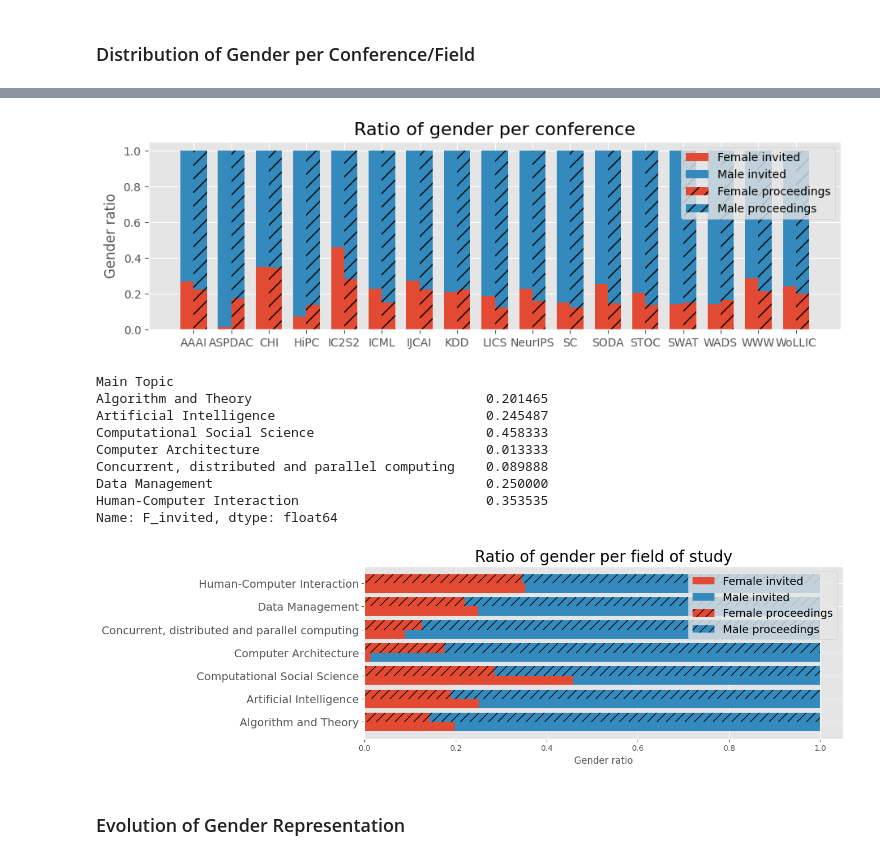
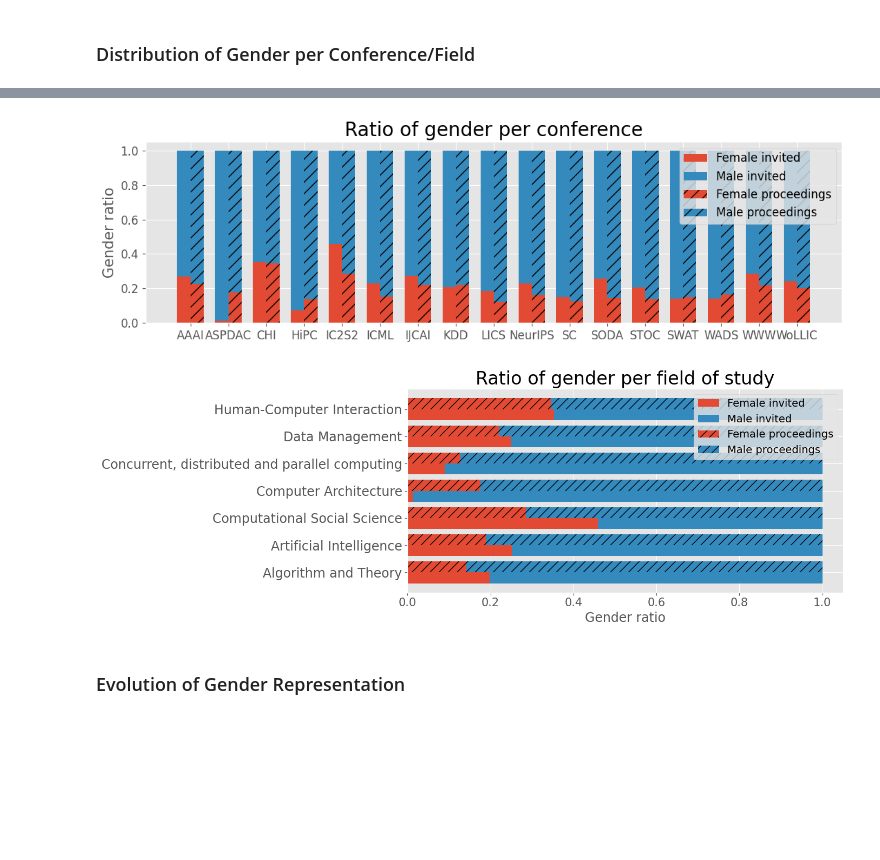
Before and after one commit to mariespedersen/Thesis_github, a Jupyter notebook: Descriptive_Analysis.ipynb, the cells around one changed output, grey strips where cells are left out. Saved outputs shown, nothing was run; the diff lists cells and outputs as text; code cells hidden in the pictures; blank space fills up the shorter version.

```diff
--- a/Descriptive_Analysis.ipynb
+++ b/Descriptive_Analysis.ipynb
@@ -89,0 +56,28 @@ plt.show()
+# %%
+grouped = df_invited.groupby(['Main Topic', 'Conference (short)']).count()['Full name'].reset_index(name = "count" ).sort_values(by=['Main Topic','count'], ascending=[True,False])
+
+unique_topics = sorted(df['Main Topic'].unique())
+# Create a list of colors corresponding to each unique value in the 'Main Topic' column
+# colors = plt.cm.get_cmap('tab20')(np.linspace(0, 1, len(unique_topics)))
+colors = ['C0', 'C1', 'C2','C3','C4','C5','C6']
+
+plt.style.use('ggplot')
+plt.figure(figsize=(10, 13))
+for i, topic in enumerate(unique_topics):
+
+    subset = grouped[grouped['Main Topic'] == topic]
+    plt.bar(subset['Conference (short)'], subset['count'], color=colors[i], label=topic)
+
+plt.xticks(rotation=90, fontsize=11)
+plt.ylabel('Number of invited speakers', fontsize=11)
+plt.title('Number of invited speakers per conference', fontsize=17)
+
+
+# Move the legend outside the plot box
+# plt.legend(loc='lower center',bbox_to_anchor=(0.5, -1))
+legend = plt.legend(loc='lower center',bbox_to_anchor=(0.5, -1))
+legend.set_title('Field og study')
+
+plt.tight_layout()
+plt.savefig(image_path+'Bar_Conf_Count_Inv.pdf',bbox_inches='tight')
+plt.show()
@@ -117,7 +103,7 @@ male_proceedings_values = df_combined['M_proceedings']
 x = np.arange(len(labels))  # the label locations
 width = 0.35  # the width of the bars
 
-fig, ax = plt.subplots(figsize=(11,3))
+fig, ax = plt.subplots(figsize=(11,3.5))
 rects1 = ax.bar(x - width/2, female_invited_values, width, label='Female invited')
 rects2 = ax.bar(x - width/2, male_invited_values, width, label='Male invited', bottom=female_invited_values)
 rects3 = ax.bar(x + width/2, female_proceedings_values, width, label='Female proceedings',hatch="//",color=rects1[0].get_facecolor())
@@ -125,28 +111,19 @@ rects4 = ax.bar(x + width/2, male_proceedings_values, width, label='Male proceed
 
 # Add some text for labels, title and custom x-axis tick labels, etc.
 ax.set_xlabel('')
-ax.set_ylabel('Gender ratio')
-ax.set_title('Ratio of gender per conference', fontsize=16)
+ax.set_ylabel('Gender ratio', fontsize=15)
+ax.set_title('Ratio of gender per conference', fontsize=20)
 ax.set_xticks(x)
-ax.set_xticklabels(labels)
-ax.legend()
-# ax.legend(bbox_to_anchor=(1.01, 1), loc='upper left', borderaxespad=0.)
+# ax.set_yticks(fontsize=13)
+ax.set_xticklabels(labels,fontsize=12)
+ax.yaxis.set_tick_params(labelsize=12)
+ax.legend(fontsize=12)
+plt.tight_layout()
+plt.savefig(image_path+'Bar_Conf_Ratio_stacked.pdf',bbox_inches='tight')
 
 plt.show()
 # %% [output]
-[figure, old version]
+[figure, new version]
-# %%
-female_invited_values
-# %% [output]
-Main Topic
-Algorithm and Theory                              0.201465
-Artificial Intelligence                           0.245487
-Computational Social Science                      0.458333
-Computer Architecture                             0.013333
-Concurrent, distributed and parallel computing    0.089888
-Data Management                                   0.250000
-Human-Computer Interaction                        0.353535
-Name: F_invited, dtype: float64
 # %%
 # Combine the two dataframes by conference name
 df_combined = pd.merge(
@@ -155,40 +132,42 @@ df_combined = pd.merge(
     on='Main Topic',
     suffixes=['_invited', '_proceedings']
 )
 
 # Create a grouped bar chart with two bars for each conference
 labels = df_combined.index
 female_invited_values = df_combined['F_invited']
 male_invited_values = df_combined['M_invited']
 female_proceedings_values = df_combined['F_proceedings']
 male_proceedings_values = df_combined['M_proceedings']
 
-fig, ax = plt.subplots(figsize=(11, 4))
+fig, ax = plt.subplots(figsize=(14, 5))
 width = 0.4
 y = np.arange(len(labels))
 
 rects1 = ax.barh(y, female_invited_values, height=width, label='Female invited')
 rects2 = ax.barh(y, male_invited_values, height=width, left=female_invited_values, label='Male invited')
 rects3 = ax.barh(y + width, female_proceedings_values, height=width, label='Female proceedings', color=rects1[0].get_facecolor(),hatch = "//")
 rects4 = ax.barh(y + width, male_proceedings_values, height=width, left=female_proceedings_values, label='Male proceedings', hatch = "//", color = rects2[0].get_facecolor())
 
 # Legend outside the plot
 # ax.legend(bbox_to_anchor=(1.05, 1), loc='upper left', borderaxespad=0.)
-ax.legend(fontsize=14 )
+ax.legend(fontsize=14, loc='upper right')
 
 # Axes labels and title
 plt.ylabel("")
-plt.xlabel("Gender ratio")
-plt.title("Ratio of gender per field of study", fontsize=20)
+plt.xlabel("Gender ratio", fontsize=17)
+plt.title("Ratio of gender per field of study", fontsize=24)
 ax.set_yticks(y + width/2)
-ax.set_yticklabels(df_combined.index, fontsize=14)
+ax.set_yticklabels(df_combined.index, fontsize=17)
+ax.xaxis.set_tick_params(labelsize=15)
 
 # Invert y-axis to show conference names from top to bottom
 # plt.gca().invert_yaxis()
-
+plt.tight_layout()
+plt.savefig(image_path+'Bar_Field_Ratio_stacked.pdf',bbox_inches='tight')
 plt.show()
 # %% [output]
-[figure, old version]
+[figure, new version]
 # %% [markdown]
 ### Evolution of Gender Representation
 # %%
```
Also changed, not shown: parts of 32 cells of this notebook.
